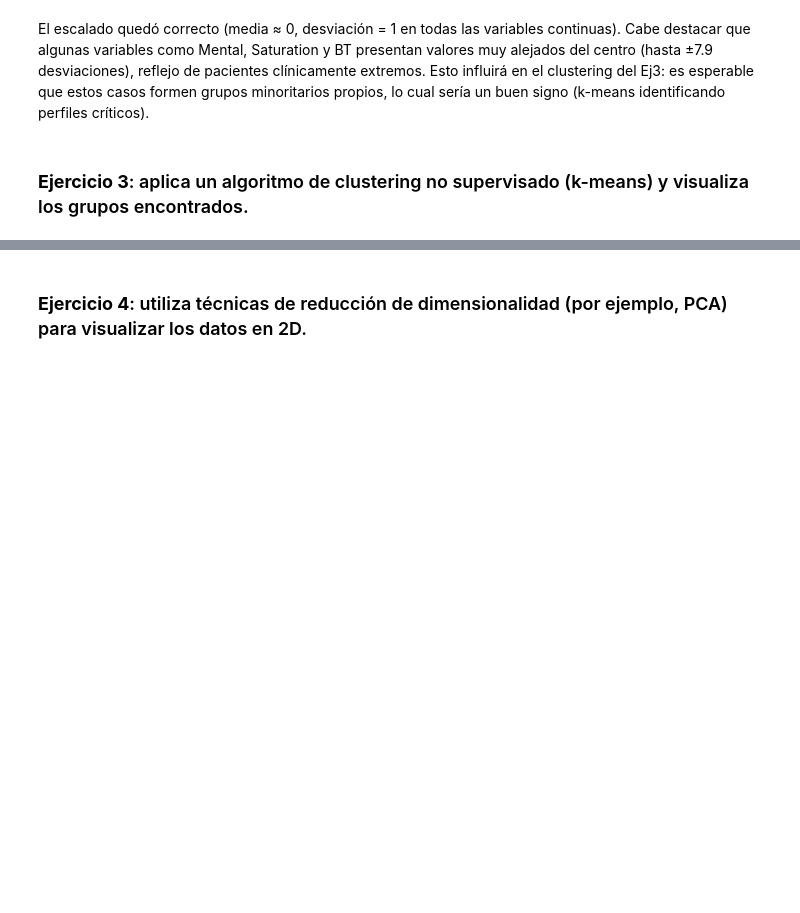
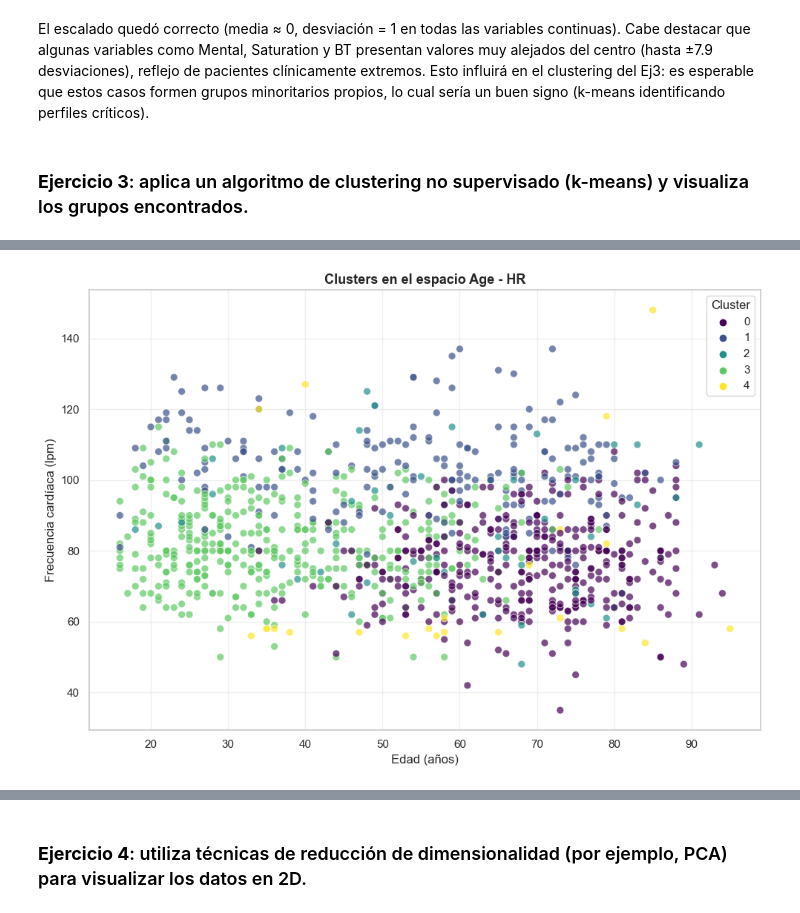
Before and after one commit to alex-rubino-fernandez/machine-learning-activities, a Jupyter notebook: act3-emergency-triage-clustering/gcd_aa2_act3_grupo_alexrubino.ipynb, the cells around one changed output, grey strips where cells are left out. Saved outputs shown, nothing was run; the diff lists cells and outputs as text; code cells hidden in the pictures; blank space fills up the shorter version.

```diff
--- a/act3-emergency-triage-clustering/gcd_aa2_act3_grupo_alexrubino.ipynb
+++ b/act3-emergency-triage-clustering/gcd_aa2_act3_grupo_alexrubino.ipynb
@@ -807,0 +908,13 @@ El escalado quedó correcto (media ≈ 0, desviación = 1 en todas las variables
+# %%
+# Entrenamos el modelo final con k=5
+kmeans_final = KMeans(n_clusters=5, random_state=42, n_init=10)
+etiquetas_finales = kmeans_final.fit_predict(X_hibrido)
+
+# Añadimos las etiquetas al dataset (sin escalar, para ver valores reales)
+df_resultados = X_kmeans.copy()
+df_resultados['Cluster'] = etiquetas_finales
+
+# Distribución de pacientes por cluster
+print("Distribución de pacientes por cluster:")
+print(df_resultados['Cluster'].value_counts().sort_index())
+print(f"\nTotal pacientes: {len(df_resultados)}")
@@ -807,0 +942,20 @@ El escalado quedó correcto (media ≈ 0, desviación = 1 en todas las variables
+# %%
+# Scatter 2D: Age vs HR coloreado por cluster
+plt.figure(figsize=(10, 7))
+sns.scatterplot(
+    data=df_resultados,
+    x='Age', y='HR',
+    hue='Cluster',
+    palette='viridis',
+    alpha=0.7,
+    s=50
+)
+plt.title('Clusters en el espacio Age - HR', fontsize=13, fontweight='bold')
+plt.xlabel('Edad (años)')
+plt.ylabel('Frecuencia cardíaca (lpm)')
+plt.legend(title='Cluster', loc='best')
+plt.grid(alpha=0.3)
+plt.tight_layout()
+plt.show()
+# %% [output]
+[figure, added]
```
Also changed, not shown: parts of 21 cells of this notebook, 1 other file.
